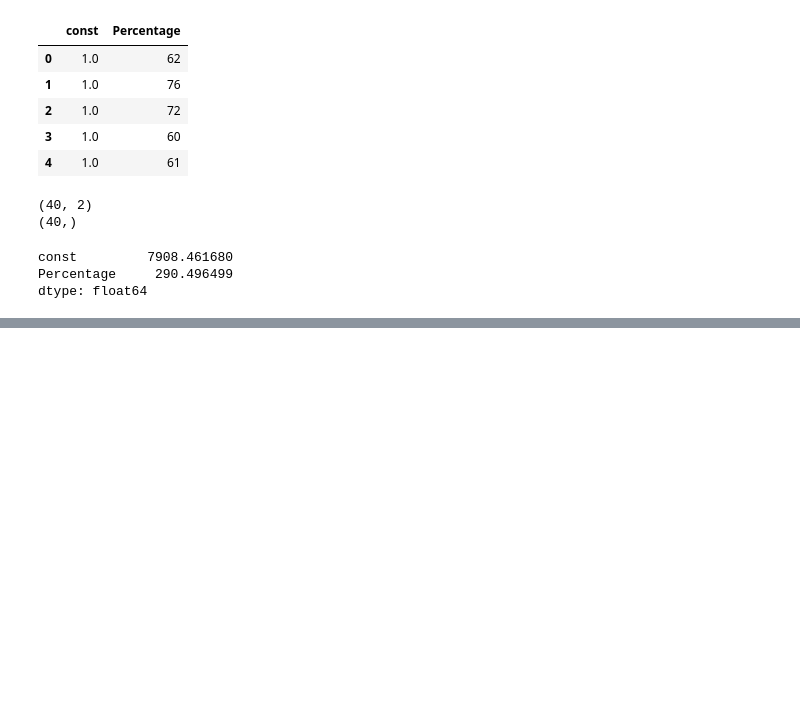
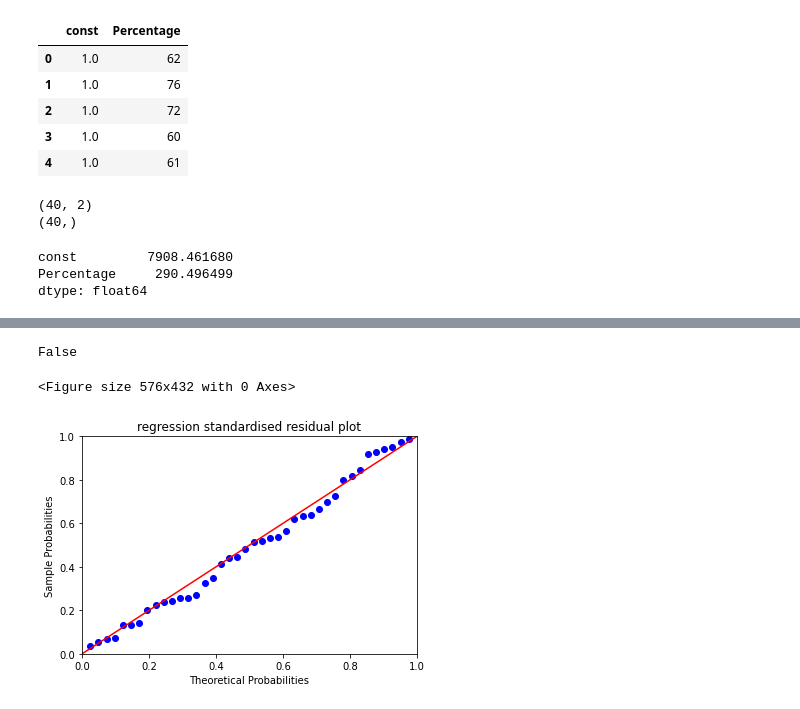
Before and after one commit to raviakasapu/MachineLearning, a Jupyter notebook: ML_Simple_Linear_Regression.ipynb, the cells around one changed output, grey strips where cells are left out. Drawn from its saved outputs; the diff is of its cells as text; code cells hidden in the pictures; blank space fills up the shorter version.

```diff
--- a/ML_Simple_Linear_Regression.ipynb
+++ b/ML_Simple_Linear_Regression.ipynb
@@ -92,7 +96,7 @@ salary.describe()
 | 75% | 70.000000 | 30000.000000 |
 | max | 83.000000 | 45000.000000 |
 # %%
-X = sm.add_constant(salary['Percentage'])
+X = sm.add_constant(salary_df['Percentage'])
 # %%
 X.head(5)
 # %% [output]
@@ -103,7 +107,7 @@ X.head(5)
 | 3 | 1.0 | 60 |
 | 4 | 1.0 | 61 |
 # %%
-Y = salary['Salary']
+Y = salary_df['Salary']
 # %%
 train_X, test_X, train_Y, test_Y = train_test_split(X, Y, train_size =0.8, random_state = 100)
 # %%
@@ -113,5 +117,5 @@ print(train_Y.shape)
 (40, 2)
 (40,)
 # %%
-salary_lm = sm.OLS(train_Y, train_X).fit()
+salary_df_lm = sm.OLS(train_Y, train_X).fit()
 # %%
@@ -122,0 +154,17 @@ dtype: float64
+# %%
+LRresult['P>|t|']['Percentage']>0.05
+# %% [output]
+False
+# %%
+salary_df_lm_residual = salary_df_lm.resid
+# %%
+probplot = sm.ProbPlot(salary_df_lm_residual)
+plt.figure(figsize=(8,6))
+
+probplot.ppplot(line='45')
+plt.title("regression standardised residual plot")
+
+plt.show()
+# %% [output]
+<Figure size 576x432 with 0 Axes>
+[figure, added]
```
Also changed, not shown: parts of 21 cells of this notebook.
